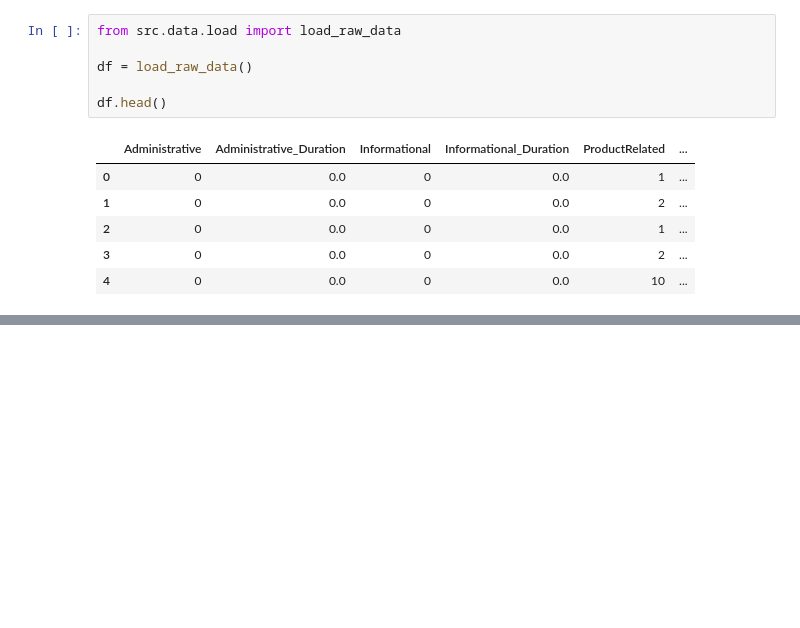
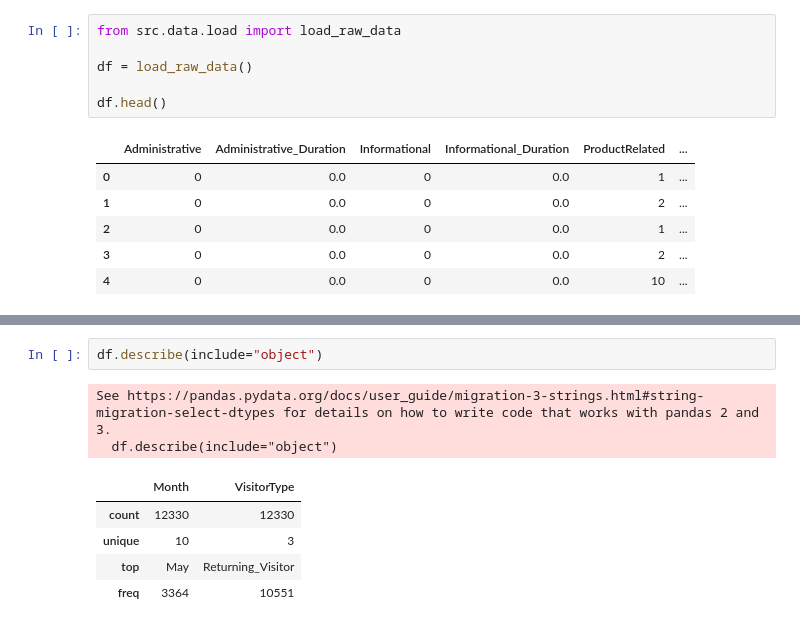
Before and after one commit to devdhruvsingh/ecommerce-purchase-predictions, a Jupyter notebook: notebooks/01_data_exploration.ipynb, the cells around one changed output, grey strips where cells are left out. Drawn from its saved outputs; the diff is of its cells as text; blank space fills up the shorter version.

```diff
--- a/notebooks/01_data_exploration.ipynb
+++ b/notebooks/01_data_exploration.ipynb
@@ -34,0 +102,10 @@ df.head()
+# %%
+df.describe(include="object")
+# %% [output]
+See https://pandas.pydata.org/docs/user_guide/migration-3-strings.html#string-migration-select-dtypes for details on how to write code that works with pandas 2 and 3.
+  df.describe(include="object")
+|  | Month | VisitorType |
+| count | 12330 | 12330 |
+| unique | 10 | 3 |
+| top | May | Returning_Visitor |
+| freq | 3364 | 10551 |
```
Also changed, not shown: parts of 10 cells of this notebook.
